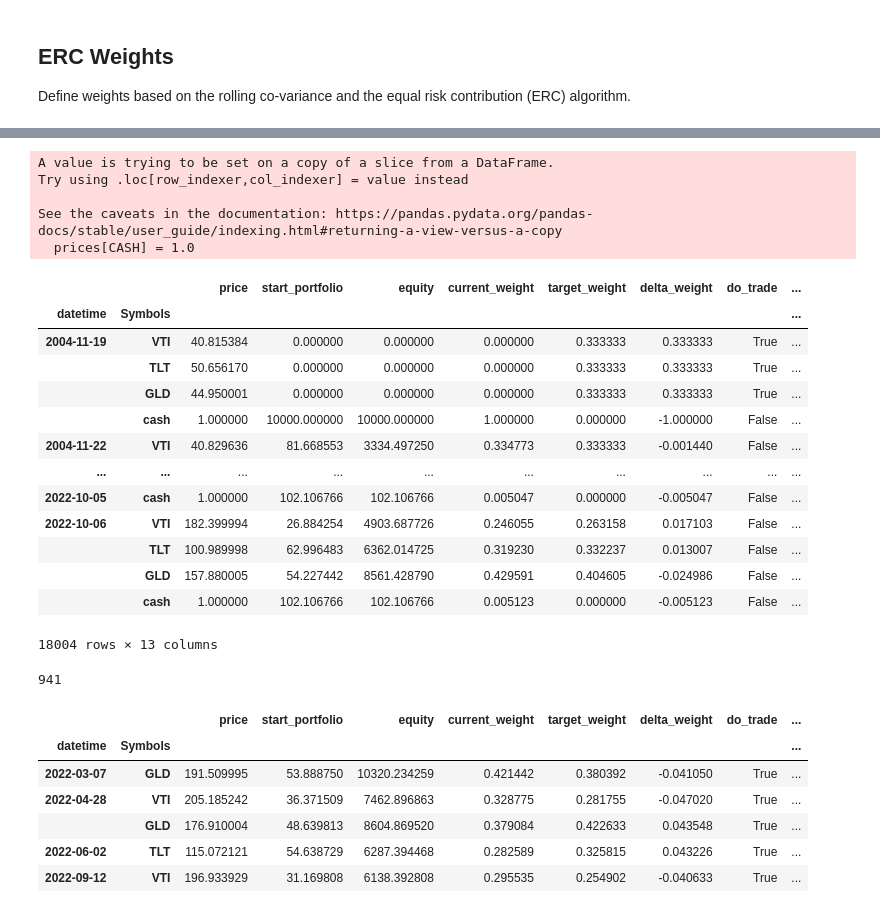
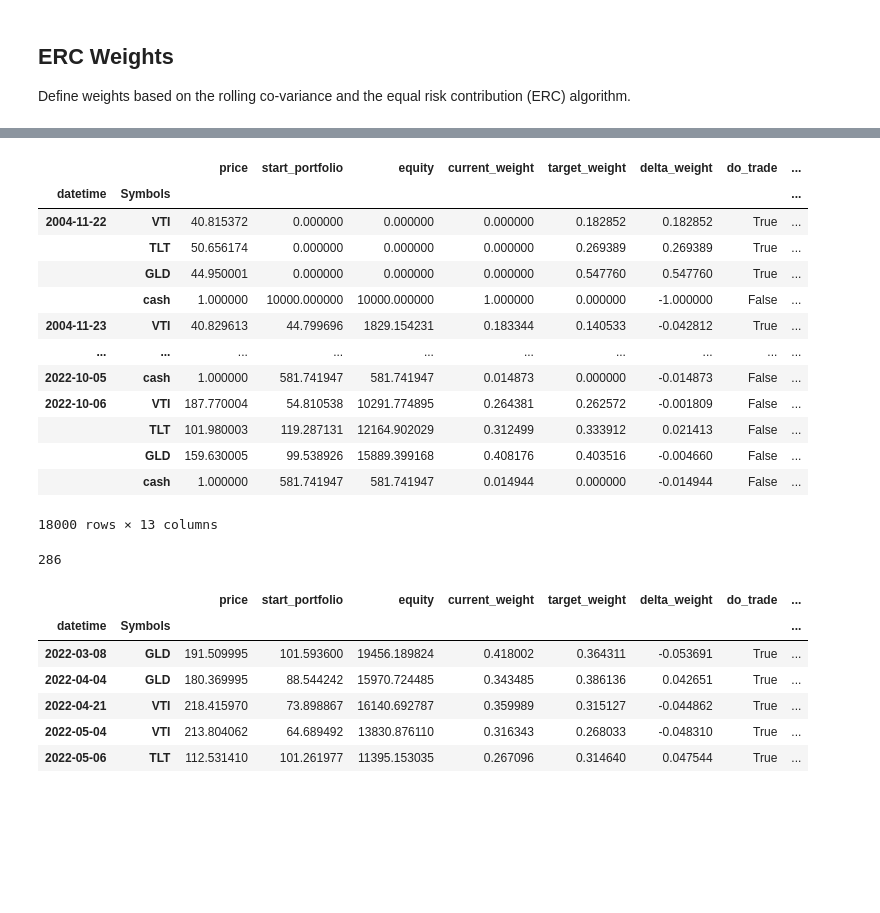
Before and after one commit to breaded-xyz/alphasim, a Jupyter notebook: vignettes/riskpremia_erc.ipynb, the cells around one changed output, grey strips where cells are left out. Saved outputs shown, nothing was run; the diff lists cells and outputs as text; code cells hidden in the pictures; blank space fills up the shorter version.

```diff
--- a/vignettes/riskpremia_erc.ipynb
+++ b/vignettes/riskpremia_erc.ipynb
@@ -100,47 +122,42 @@ display(weight_df * 100)
 # %%
 def fixed_min_commission(trade_price, trade_size):
-    return 10
+    return 1
 
-result = backtest(
-    prices=price_df[2:],
+result_df = backtest(
+    prices=price_df,
     weights=weight_df,
     trade_buffer=0.04,
     do_limit_trade_size=False,
     commission_func=fixed_min_commission,
     initial_capital=10000,
     do_reinvest=True)
 
-display(result)
+display(result_df)
 # %% [output]
+|  |  | price | start_portfolio | equity | current_weight | target_weight | delta_weight | do_trade | ... |
+| datetime | Symbols |  |  |  |  |  |  |  | ... |
+| 2004-11-22 | VTI | 40.815372 | 0.000000 | 0.000000 | 0.000000 | 0.182852 | 0.182852 | True | ... |
+|  | TLT | 50.656174 | 0.000000 | 0.000000 | 0.000000 | 0.269389 | 0.269389 | True | ... |
+|  | GLD | 44.950001 | 0.000000 | 0.000000 | 0.000000 | 0.547760 | 0.547760 | True | ... |
+|  | cash | 1.000000 | 10000.000000 | 10000.000000 | 1.000000 | 0.000000 | -1.000000 | False | ... |
+| 2004-11-23 | VTI | 40.829613 | 44.799696 | 1829.154231 | 0.183344 | 0.140533 | -0.042812 | True | ... |
+| ... | ... | ... | ... | ... | ... | ... | ... | ... | ... |
+| 2022-10-05 | cash | 1.000000 | 581.741947 | 581.741947 | 0.014873 | 0.000000 | -0.014873 | False | ... |
+| 2022-10-06 | VTI | 187.770004 | 54.810538 | 10291.774895 | 0.264381 | 0.262572 | -0.001809 | False | ... |
+|  | TLT | 101.980003 | 119.287131 | 12164.902029 | 0.312499 | 0.333912 | 0.021413 | False | ... |
+|  | GLD | 159.630005 | 99.538926 | 15889.399168 | 0.408176 | 0.403516 | -0.004660 | False | ... |
+|  | cash | 1.000000 | 581.741947 | 581.741947 | 0.014944 | 0.000000 | -0.014944 | False | ... |
-A value is trying to be set on a copy of a slice from a DataFrame.
-Try using .loc[row_indexer,col_indexer] = value instead
-
-See the caveats in the documentation: https://pandas.pydata.org/pandas-docs/stable/user_guide/indexing.html#returning-a-view-versus-a-copy
-  prices[CASH] = 1.0
+18000 rows × 13 columns
-|  |  | price | start_portfolio | equity | current_weight | target_weight | delta_weight | do_trade | ... |
-| datetime | Symbols |  |  |  |  |  |  |  | ... |
-| 2004-11-19 | VTI | 40.815384 | 0.000000 | 0.000000 | 0.000000 | 0.333333 | 0.333333 | True | ... |
-|  | TLT | 50.656170 | 0.000000 | 0.000000 | 0.000000 | 0.333333 | 0.333333 | True | ... |
-|  | GLD | 44.950001 | 0.000000 | 0.000000 | 0.000000 | 0.333333 | 0.333333 | True | ... |
-|  | cash | 1.000000 | 10000.000000 | 10000.000000 | 1.000000 | 0.000000 | -1.000000 | False | ... |
-| 2004-11-22 | VTI | 40.829636 | 81.668553 | 3334.497250 | 0.334773 | 0.333333 | -0.001440 | False | ... |
-| ... | ... | ... | ... | ... | ... | ... | ... | ... | ... |
-| 2022-10-05 | cash | 1.000000 | 102.106766 | 102.106766 | 0.005047 | 0.000000 | -0.005047 | False | ... |
-| 2022-10-06 | VTI | 182.399994 | 26.884254 | 4903.687726 | 0.246055 | 0.263158 | 0.017103 | False | ... |
-|  | TLT | 100.989998 | 62.996483 | 6362.014725 | 0.319230 | 0.332237 | 0.013007 | False | ... |
-|  | GLD | 157.880005 | 54.227442 | 8561.428790 | 0.429591 | 0.404605 | -0.024986 | False | ... |
-|  | cash | 1.000000 | 102.106766 | 102.106766 | 0.005123 | 0.000000 | -0.005123 | False | ... |
-18004 rows × 13 columns
 # %%
-trades_df = result.loc[result['do_trade'] == True]
+trades_df = result_df.loc[result_df['do_trade'] == True]
 display(len(trades_df))
 display(trades_df.tail(5))
 # %% [output]
-941
+286
 |  |  | price | start_portfolio | equity | current_weight | target_weight | delta_weight | do_trade | ... |
 | datetime | Symbols |  |  |  |  |  |  |  | ... |
-| 2022-03-07 | GLD | 191.509995 | 53.888750 | 10320.234259 | 0.421442 | 0.380392 | -0.041050 | True | ... |
-| 2022-04-28 | VTI | 205.185242 | 36.371509 | 7462.896863 | 0.328775 | 0.281755 | -0.047020 | True | ... |
-|  | GLD | 176.910004 | 48.639813 | 8604.869520 | 0.379084 | 0.422633 | 0.043548 | True | ... |
-| 2022-06-02 | TLT | 115.072121 | 54.638729 | 6287.394468 | 0.282589 | 0.325815 | 0.043226 | True | ... |
-| 2022-09-12 | VTI | 196.933929 | 31.169808 | 6138.392808 | 0.295535 | 0.254902 | -0.040633 | True | ... |
+| 2022-03-08 | GLD | 191.509995 | 101.593600 | 19456.189824 | 0.418002 | 0.364311 | -0.053691 | True | ... |
+| 2022-04-04 | GLD | 180.369995 | 88.544242 | 15970.724485 | 0.343485 | 0.386136 | 0.042651 | True | ... |
+| 2022-04-21 | VTI | 218.415970 | 73.898867 | 16140.692787 | 0.359989 | 0.315127 | -0.044862 | True | ... |
+| 2022-05-04 | VTI | 213.804062 | 64.689492 | 13830.876110 | 0.316343 | 0.268033 | -0.048310 | True | ... |
+| 2022-05-06 | TLT | 112.531410 | 101.261977 | 11395.153035 | 0.267096 | 0.314640 | 0.047544 | True | ... |
```
Also changed, not shown: parts of 10 cells of this notebook, 1 other file.
